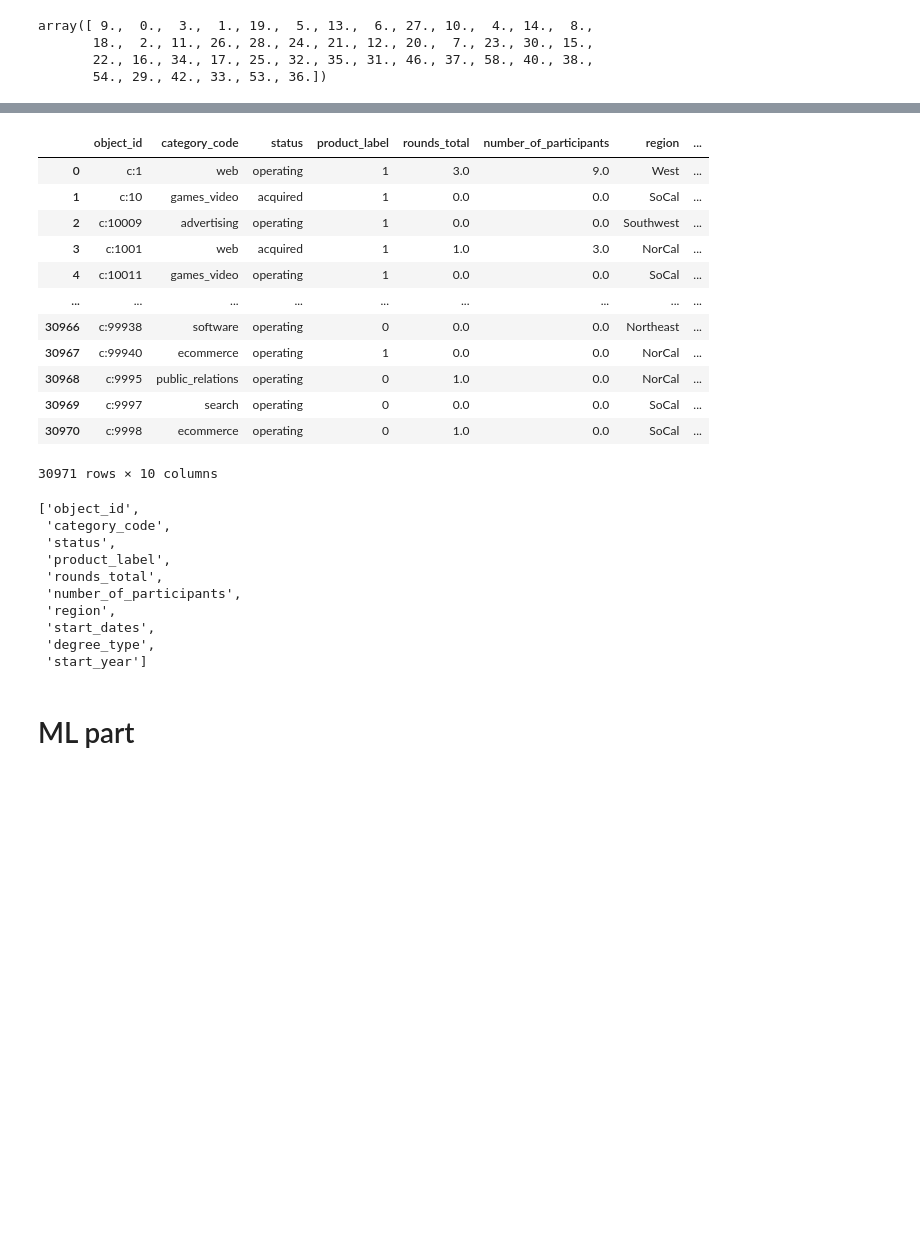
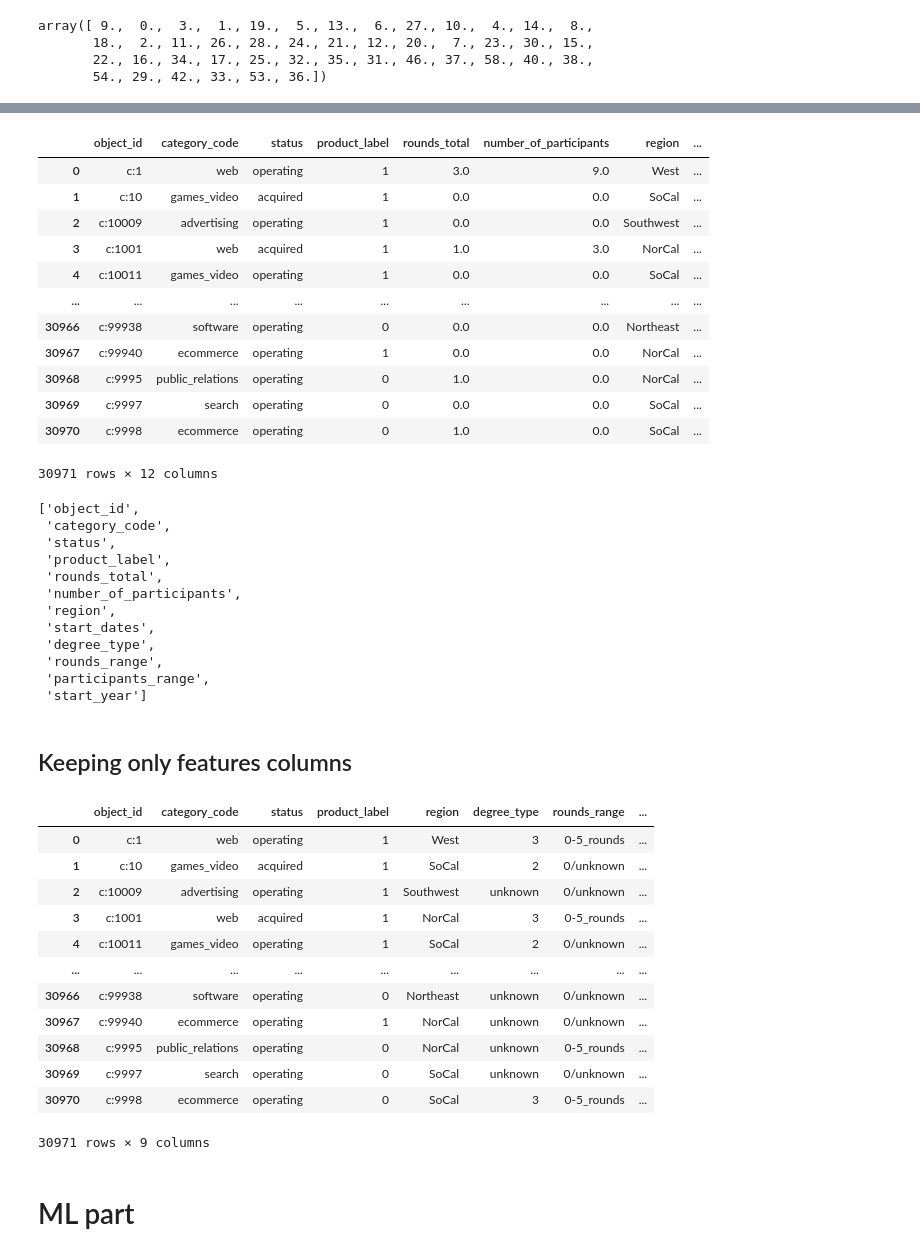
Before and after one commit to PaulIsenberg/FWIP_Venture, a Jupyter notebook: Completing_applied_ML_NEW.ipynb, the cells around one changed output, grey strips where cells are left out. Cells and saved outputs as stored; diff of their text form; code cells hidden in the pictures; blank space fills up the shorter version.

```diff
--- a/Completing_applied_ML_NEW.ipynb
+++ b/Completing_applied_ML_NEW.ipynb
@@ -681,0 +741,7 @@ array([ 9.,  0.,  3.,  1., 19.,  5., 13.,  6., 27., 10.,  4., 14.,  8.,
+# %%
+# Naming the groups:
+group_names2 = ['0/unknown','0-5_participants','5-10_participants','10-20_participants','20-30_participants','30-50_participants','over_50_participants']
+# %%
+USA_companies7_2 = USA_companies7_1.copy()
+USA_companies7_2['participants_range'] = pd.cut(USA_companies7_1['number_of_participants'], participants_bins, labels=group_names2)
+USA_companies7_2
@@ -697,7 +779,7 @@ USA_companies8 = USA_companies7.copy()
 # %%
 
-USA_companies8['start_year'] = pd.DatetimeIndex(USA_companies8['start_dates']).year
-USA_companies8
+USA_companies8_2['start_year'] = pd.DatetimeIndex(USA_companies8_2['start_dates']).year
+USA_companies8_2
 # %% [output]
 |  | object_id | category_code | status | product_label | rounds_total | number_of_participants | region | ... |
 | 0 | c:1 | web | operating | 1 | 3.0 | 9.0 | West | ... |
@@ -711,9 +793,9 @@ USA_companies8
 | 30968 | c:9995 | public_relations | operating | 0 | 1.0 | 0.0 | NorCal | ... |
 | 30969 | c:9997 | search | operating | 0 | 0.0 | 0.0 | SoCal | ... |
 | 30970 | c:9998 | ecommerce | operating | 0 | 1.0 | 0.0 | SoCal | ... |
-30971 rows × 10 columns
+30971 rows × 12 columns
 # %%
-USA_companies8.columns.to_list()
+USA_companies8_2.columns.to_list()
 # %% [output]
 ['object_id',
  'category_code',
@@ -724,4 +806,25 @@ USA_companies8.columns.to_list()
  'region',
  'start_dates',
  'degree_type',
+ 'rounds_range',
+ 'participants_range',
  'start_year']
+# %% [markdown]
+## Keeping only features columns
+# %%
+USA_companies8 = USA_companies8_2.drop(columns={'rounds_total','number_of_participants','start_dates'})
+USA_companies8
+# %% [output]
+|  | object_id | category_code | status | product_label | region | degree_type | rounds_range | ... |
+| 0 | c:1 | web | operating | 1 | West | 3 | 0-5_rounds | ... |
+| 1 | c:10 | games_video | acquired | 1 | SoCal | 2 | 0/unknown | ... |
+| 2 | c:10009 | advertising | operating | 1 | Southwest | unknown | 0/unknown | ... |
+| 3 | c:1001 | web | acquired | 1 | NorCal | 3 | 0-5_rounds | ... |
+| 4 | c:10011 | games_video | operating | 1 | SoCal | 2 | 0/unknown | ... |
+| ... | ... | ... | ... | ... | ... | ... | ... | ... |
+| 30966 | c:99938 | software | operating | 0 | Northeast | unknown | 0/unknown | ... |
+| 30967 | c:99940 | ecommerce | operating | 1 | NorCal | unknown | 0/unknown | ... |
+| 30968 | c:9995 | public_relations | operating | 0 | NorCal | unknown | 0-5_rounds | ... |
+| 30969 | c:9997 | search | operating | 0 | SoCal | unknown | 0/unknown | ... |
+| 30970 | c:9998 | ecommerce | operating | 0 | SoCal | 3 | 0-5_rounds | ... |
+30971 rows × 9 columns
```
Also changed, not shown: parts of 36 cells of this notebook.
